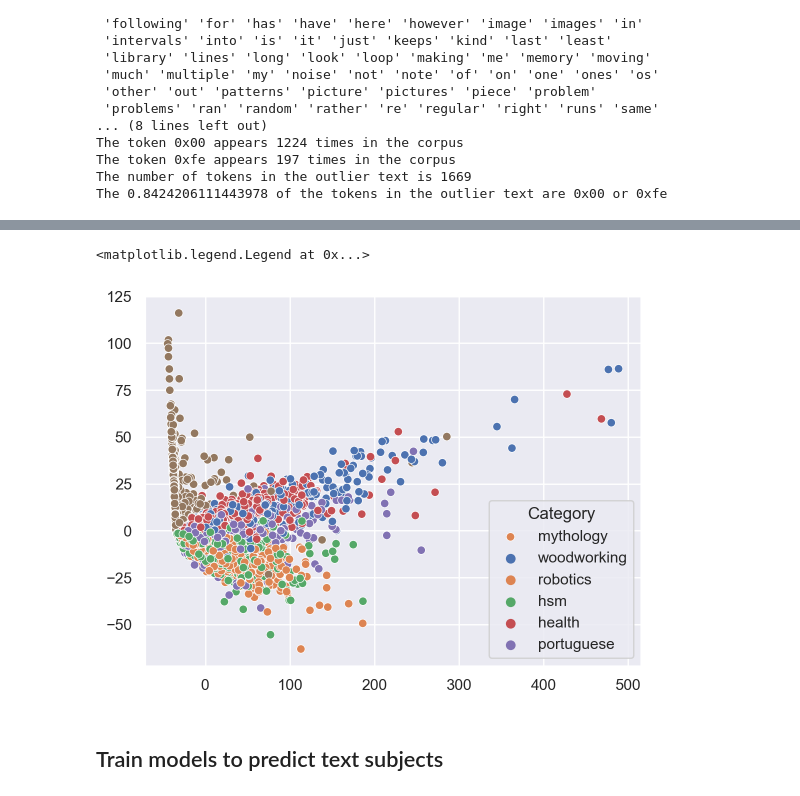
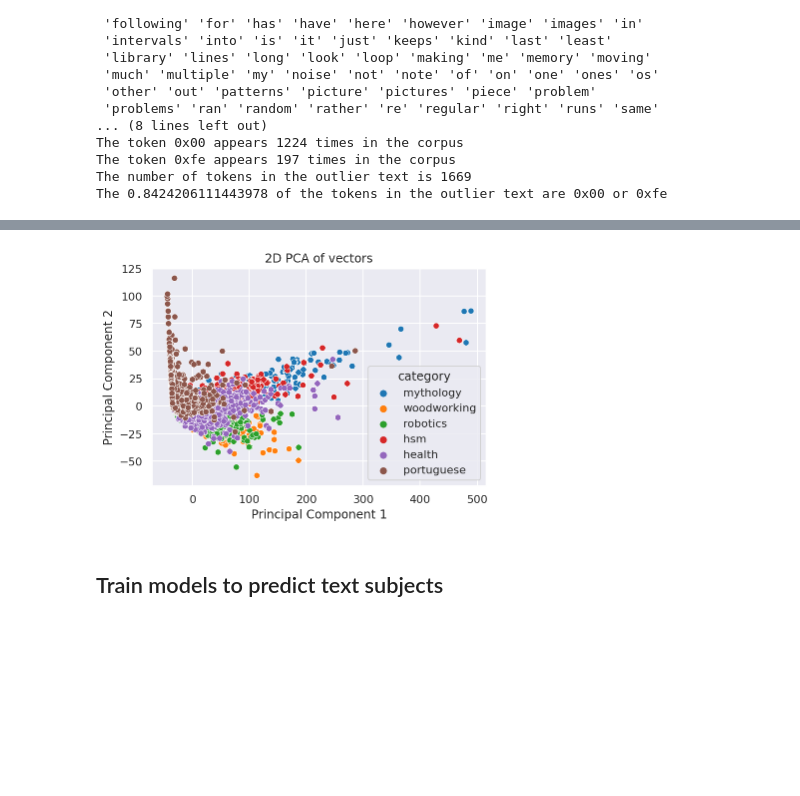
Before and after one commit to jlopetegui98/HandsOn-NLP, a Jupyter notebook: TP2/HoNLP-week2.ipynb, the cells around one changed output, grey strips where cells are left out. Drawn from its saved outputs; the diff is of its cells as text; code cells hidden in the pictures; blank space fills up the shorter version.

```diff
--- a/TP2/HoNLP-week2.ipynb
+++ b/TP2/HoNLP-week2.ipynb
@@ -610,12 +589,13 @@ array([[ 16.03444189, -12.0485271 ],
 # %%
-# scatter plot of the points without the outlier
-sns.scatterplot(x=xs_pca[:, 0], y=xs_pca[:, 1], hue=ys, palette='deep', legend='full')
-
-# Add legend to the plot
-plt.legend(title='Category', labels=CORPORA)
+# scatter plot of the points
+sns.scatterplot(x=xs_pca[:, 0], y=xs_pca[:, 1], hue=doc_df['category'], legend='full')
+plt.xlabel('Principal Component 1')
+plt.ylabel('Principal Component 2')
+plt.title('2D PCA of vectors')
+plt.grid(True)
+plt.show()
 # %% [output]
-<matplotlib.legend.Legend at 0x...>
-[figure, old version]
+[figure, new version]
 # %% [markdown]
 ## Train models to predict text subjects
 # %% [markdown]
```
Also changed, not shown: parts of 24 cells of this notebook.
